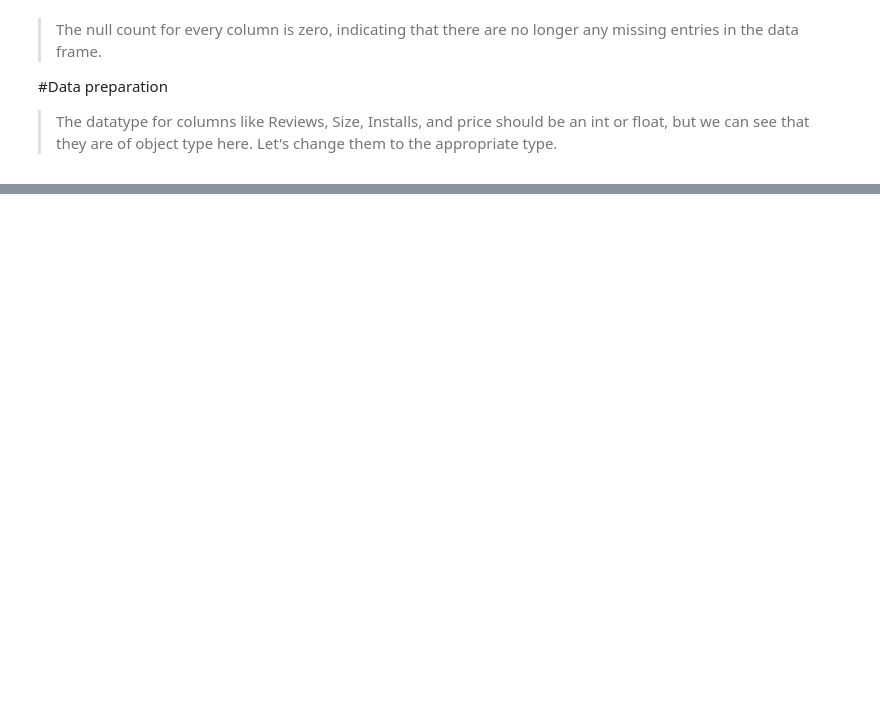
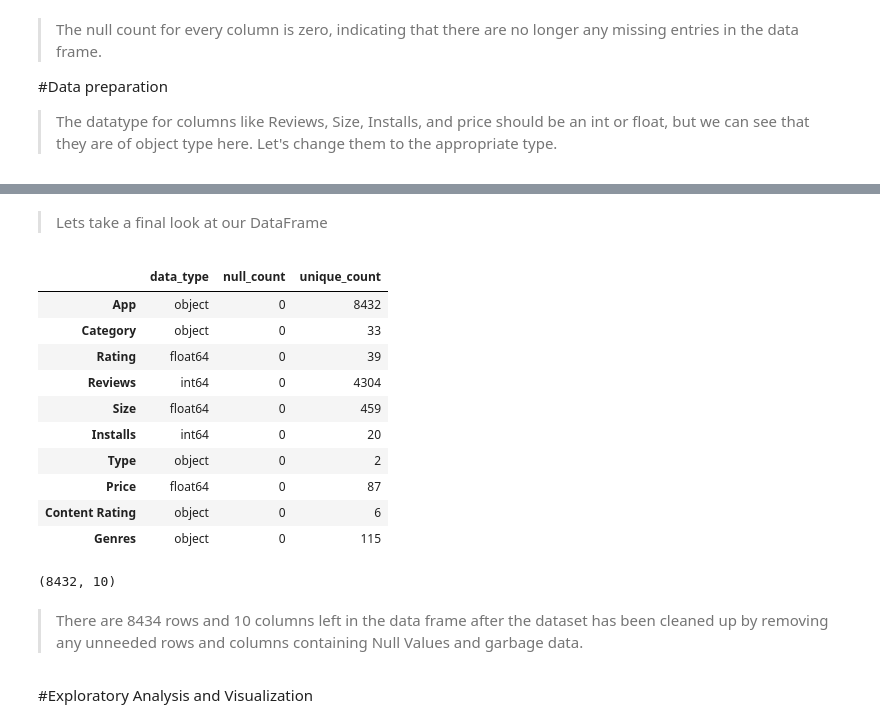
Before and after one commit to mdnawabali/Play-Store-App-Review, a Jupyter notebook: Play_Store_App_Review_Analysis_Capstone_Project.ipynb, the cells around one changed output, grey strips where cells are left out. Cells and saved outputs as stored; diff of their text form; code cells hidden in the pictures; blank space fills up the shorter version.

```diff
--- a/Play_Store_App_Review_Analysis_Capstone_Project.ipynb
+++ b/Play_Store_App_Review_Analysis_Capstone_Project.ipynb
@@ -278,0 +347,29 @@ play_store_df['Size'] = play_store_df['Size'].apply(lambda x: x.replace('k', '')
+# %% [markdown]
+
+
+> Lets take a final look at our DataFrame
+# %%
+#calling the function
+complete_info()
+# %% [output]
+|  | data_type | null_count | unique_count |
+| App | object | 0 | 8432 |
+| Category | object | 0 | 33 |
+| Rating | float64 | 0 | 39 |
+| Reviews | int64 | 0 | 4304 |
+| Size | float64 | 0 | 459 |
+| Installs | int64 | 0 | 20 |
+| Type | object | 0 | 2 |
+| Price | float64 | 0 | 87 |
+| Content Rating | object | 0 | 6 |
+| Genres | object | 0 | 115 |
+# %%
+play_store_df.shape
+# %% [output]
+(8432, 10)
+# %% [markdown]
+
+
+> There are 8434 rows and 10 columns left in the data frame after the dataset has been cleaned up by removing any unneeded rows and columns containing Null Values and garbage data.
+# %% [markdown]
+#Exploratory Analysis and Visualization
```
Also changed, not shown: parts of 24 cells of this notebook.
